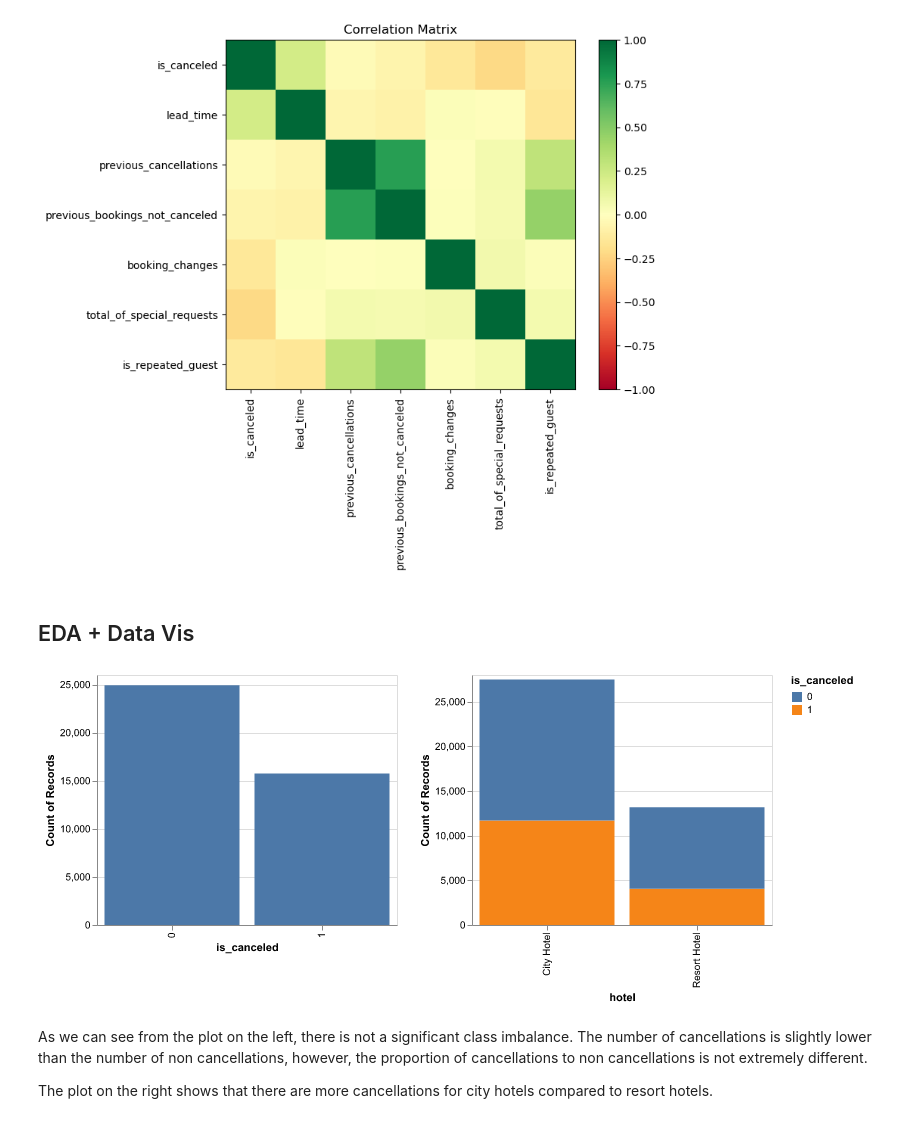
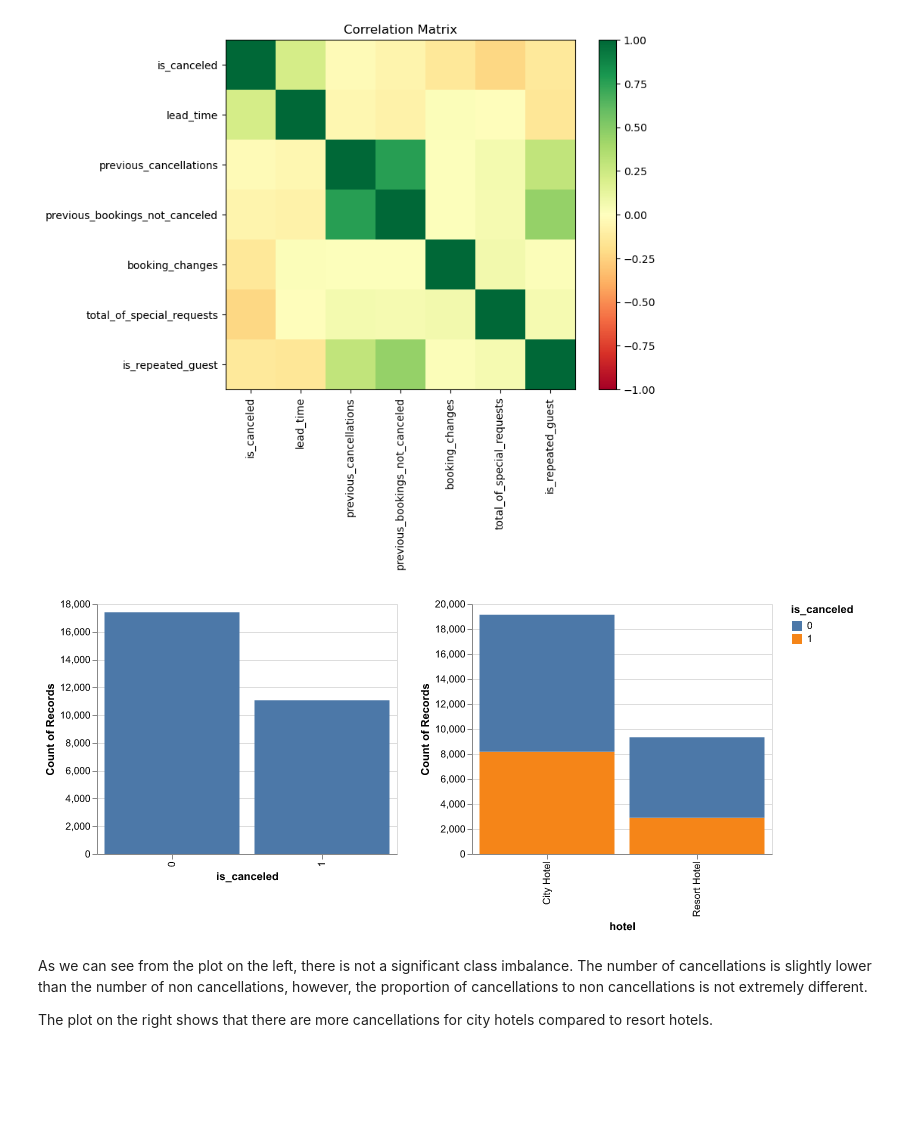
Before and after one commit to ahass9/DSCI-522-Group-Project, a Jupyter notebook: analysis.ipynb, the cells around one changed output. Saved outputs shown, nothing was run; the diff lists cells and outputs as text; code cells hidden in the pictures; blank space fills up the shorter version.

Commit message:
rearranging analysis structure, data splitting moved before EDA

```diff
--- a/analysis.ipynb
+++ b/analysis.ipynb
@@ -58,0 +90,4 @@ memory usage: 29.1+ MB
+# %%
+#now that we don't need the year column, we can drop it
+hotel_data_cleaned = data_2017.drop(columns=['arrival_date_year'])
+hotel_data_cleaned
@@ -58,0 +132,5 @@ memory usage: 29.1+ MB
+# %%
+from sklearn.model_selection import train_test_split
+
+train_df, test_df = train_test_split(
+    hotel_data_cleaned, test_size=0.3, random_state=123)
@@ -161,29 +178,27 @@ plt.yticks(ticks=range(len(corr.columns)),labels=corr.columns)
 plt.show()
 # %% [output]
 [figure]
-# %% [markdown]
-## EDA + Data Vis
 # %%
-target_dist = alt.Chart(hotel_data_cleaned[['is_canceled', 'hotel']]).mark_bar().encode(
+target_dist = alt.Chart(train_df[['is_canceled', 'hotel']]).mark_bar().encode(
     x='is_canceled:N',
     y='count()',
 ).properties(
     height=250,
     width=300
 )
 
-target_dist_hotel_type = alt.Chart(hotel_data_cleaned).mark_bar().encode(
+target_dist_hotel_type = alt.Chart(train_df).mark_bar().encode(
     x='hotel:N',
     y='count()',
     color='is_canceled:N'
 ).properties(
     height=250,
     width=300
 )
 
 target_dist | target_dist_hotel_type
 # %% [output]
-[figure, old version]
+[figure, new version]
 # %% [markdown]
 As we can see from the plot on the left, there is not a significant class imbalance. The number of cancellations is slightly lower than the number of non cancellations, however, the proportion of cancellations to non cancellations is not extremely different.
 
```
Also changed, not shown: parts of 36 cells of this notebook.
